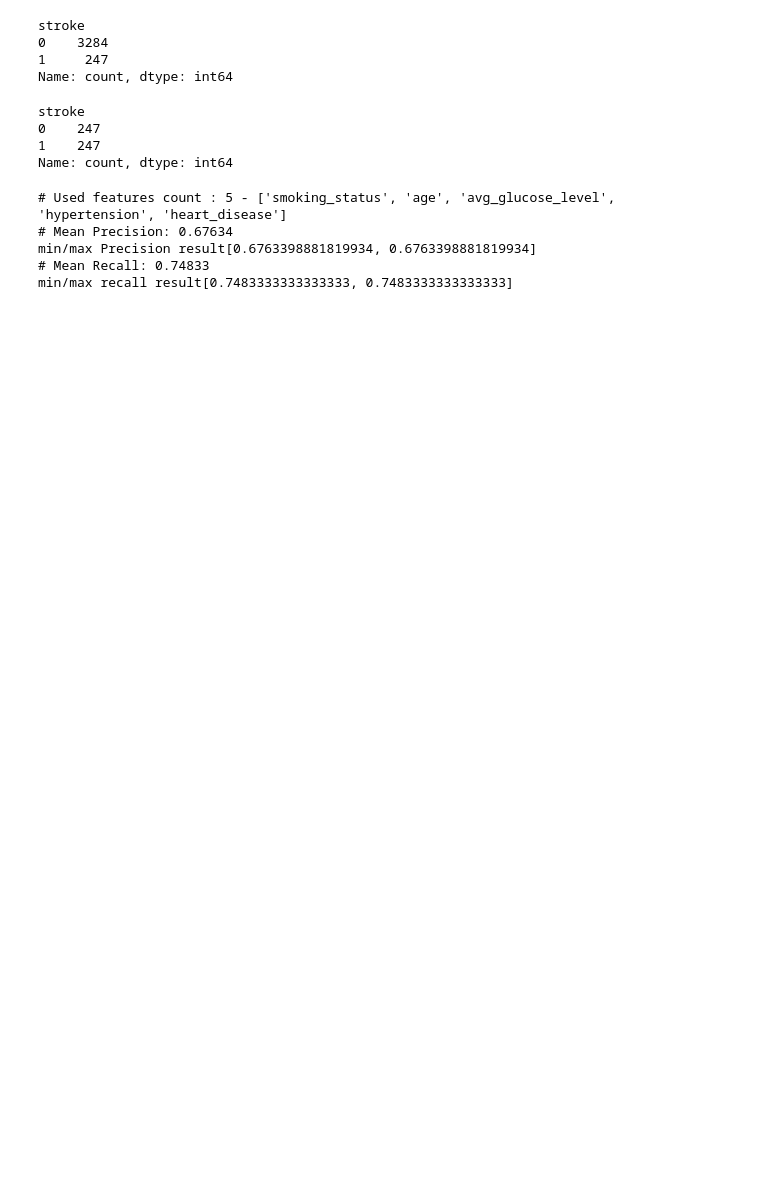
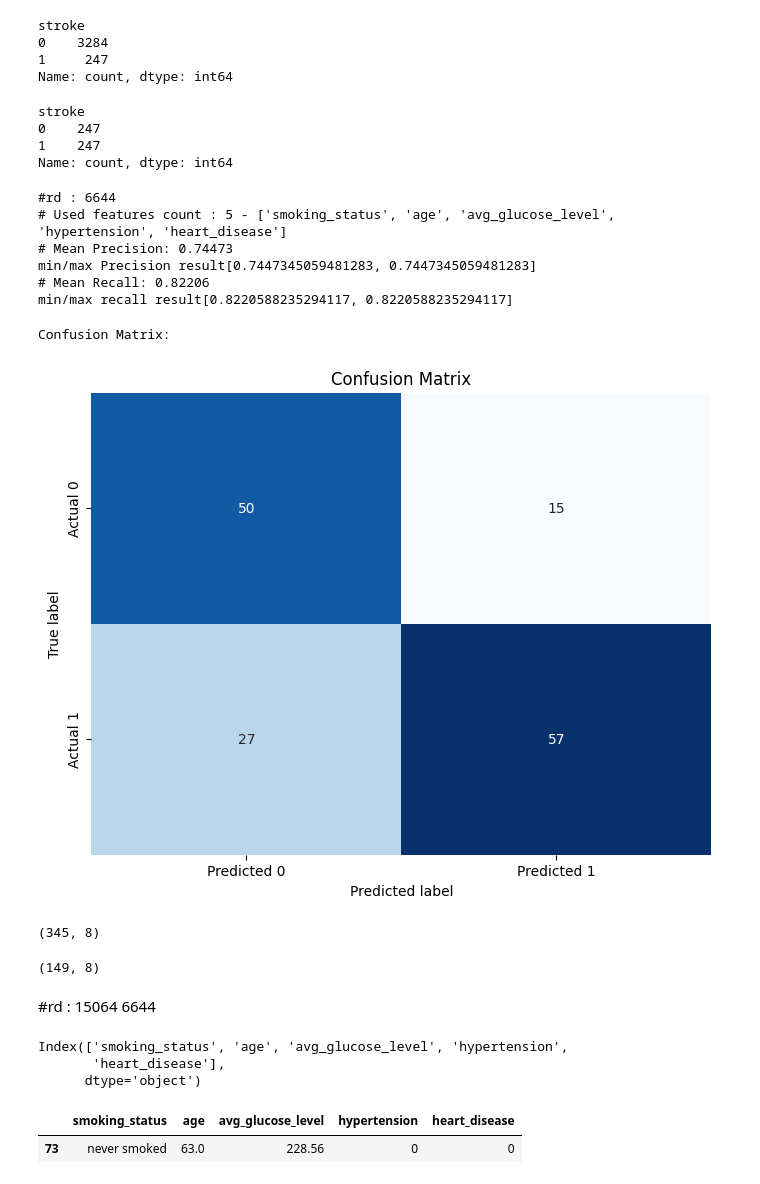
Before and after one commit to julienRactM/stroke-alert, a Jupyter notebook: julien_notebook.ipynb, the cells around one changed output. Saved outputs shown, nothing was run; the diff lists cells and outputs as text; code cells hidden in the pictures; blank space fills up the shorter version.

```diff
--- a/julien_notebook.ipynb
+++ b/julien_notebook.ipynb
@@ -4182,12 +4196,13 @@ recall = make_scorer(recall_score)
 precision_scorer = make_scorer(precision_score)
 recall_list = []
 precision_list = []
+random_state = np.random.randint(1, 20001) # np.random.randint(1, 20001) 15064
 
 # allow more accurate model's performance estimation with more training reps and
 # different data splits on a small amount of data, needs to be 1 for prediction tasks.
 for i in range(1):
     X_train, X_test, y_train, y_test = train_test_split(X, y, test_size=0.3, \
-        random_state=np.random.randint(1, 20001))
+        random_state=random_state)
 
     # Building Pipeline
     preprocessor = ColumnTransformer([
@@ -4199,10 +4214,11 @@ for i in range(1):
 
     pipeline = Pipeline([
         ('preprocessor', preprocessor), #class_weight='balanced' #, early_stopping=True, n_iter_no_change=5
-        ('random_forest_classifier', RandomForestClassifier(max_depth=2, random_state=0)) #class_weight, class_weight='balanced', class_weight='balanced', class_weight='balanced', class_weight='balanced'
-
+        ('random_forest_classifier', RandomForestClassifier(max_depth=2, random_state=0, n_estimators=10)) # class_weight='balanced', class_weight='balanced', class_weight='balanced', class_weight='balanced'
+        # ('random_forest_classifier', RandomForestClassifier(max_depth=2, random_state=0, n_estimators=10, class_weight = {0: 2.0, 1: 2.0}))
         # RandomForestClassifier DecisionTreeClassifier
         # ('regressor', LogisticRegression(penalty='l2', max_iter=1000, class_weight='balanced', n_jobs=8))  # Linear Regression model class_weight='balanced'
+
     ])
     pipeline.fit(X_train, y_train)
 
@@ -4216,7 +4232,9 @@ train_scores, test_scores = validation_curve(
     pipeline, X_train, y_train, param_name="random_forest_classifier__n_estimators", param_range=param_range,
     scoring="recall", n_jobs=1)
 
+X_train.to_csv("app/app_model/X_train.csv", index=False)
 joblib.dump(pipeline, 'app/app_model/model.pkl')
+print(f"#rd : {random_state}")
 
 print(f"# Used features count : {len(select_features) } - {select_features}") #/len(df.columns)
 print(f"# Mean Precision: {np.mean(precision_list):.5f}")
@@ -4224,8 +4242,59 @@ print(f"min/max Precision result{[min(precision_list), max(precision_list)]}")
 print(f"# Mean Recall: {np.mean(recall_list):.5f}")
 print(f"min/max recall result{[min(recall_list), max(recall_list)]}")
 # %% [output]
+#rd : 6644
 # Used features count : 5 - ['smoking_status', 'age', 'avg_glucose_level', 'hypertension', 'heart_disease']
-# Mean Precision: 0.67634
-min/max Precision result[0.6763398881819934, 0.6763398881819934]
-# Mean Recall: 0.74833
-min/max recall result[0.7483333333333333, 0.7483333333333333]
+# Mean Precision: 0.74473
+min/max Precision result[0.7447345059481283, 0.7447345059481283]
+# Mean Recall: 0.82206
+min/max recall result[0.8220588235294117, 0.8220588235294117]
+# %%
+from sklearn.metrics import confusion_matrix
+
+pipeline.fit(X_train, y_train)
+
+y_pred = pipeline.predict(X_test)
+
+# Calculate confusion matrix
+conf_matrix = confusion_matrix(y_test, y_pred)
+
+# Print confusion matrix
+print("Confusion Matrix:")
+plt.figure(figsize=(8, 6))
+sns.heatmap(conf_matrix, annot=True, fmt="d", cmap="Blues", cbar=False,
+            xticklabels=['Predicted 0', 'Predicted 1'], yticklabels=['Actual 0', 'Actual 1'])
+plt.xlabel('Predicted label')
+plt.ylabel('True label')
+plt.title('Confusion Matrix')
+plt.show()
+# %% [output]
+Confusion Matrix:
+[figure, added]
+# %%
+X_train_processed = pipeline.named_steps['preprocessor'].transform(X_train)
+
+preprocessed_columns = pipeline.named_steps['preprocessor'].get_feature_names_out(input_features=select_features)
+
+X_train_processed_df = pd.DataFrame(X_train_processed, columns=preprocessed_columns)
+
+X_train_processed_df.shape
+# %% [output]
+(345, 8)
+# %%
+X_test_processed = pipeline.named_steps['preprocessor'].transform(X_test)
+
+preprocessed_columns = pipeline.named_steps['preprocessor'].get_feature_names_out(input_features=select_features)
+
+X_test_processed_df = pd.DataFrame(X_test_processed, columns=preprocessed_columns)
+
+X_test_processed_df.shape
+# %% [output]
+(149, 8)
+# %% [markdown]
+#rd : 15064 6644
+# %%
+X_test.columns
+# %% [output]
+Index(['smoking_status', 'age', 'avg_glucose_level', 'hypertension',
+       'heart_disease'],
+      dtype='object')
@@ -4231,0 +4316,5 @@ min/max recall result[0.7483333333333333, 0.7483333333333333]
+# %%
+X_train.head(1)
+# %% [output]
+|  | smoking_status | age | avg_glucose_level | hypertension | heart_disease |
+| 73 | never smoked | 63.0 | 228.56 | 0 | 0 |
```
Also changed, not shown: parts of 35 cells of this notebook, 7 other files.
